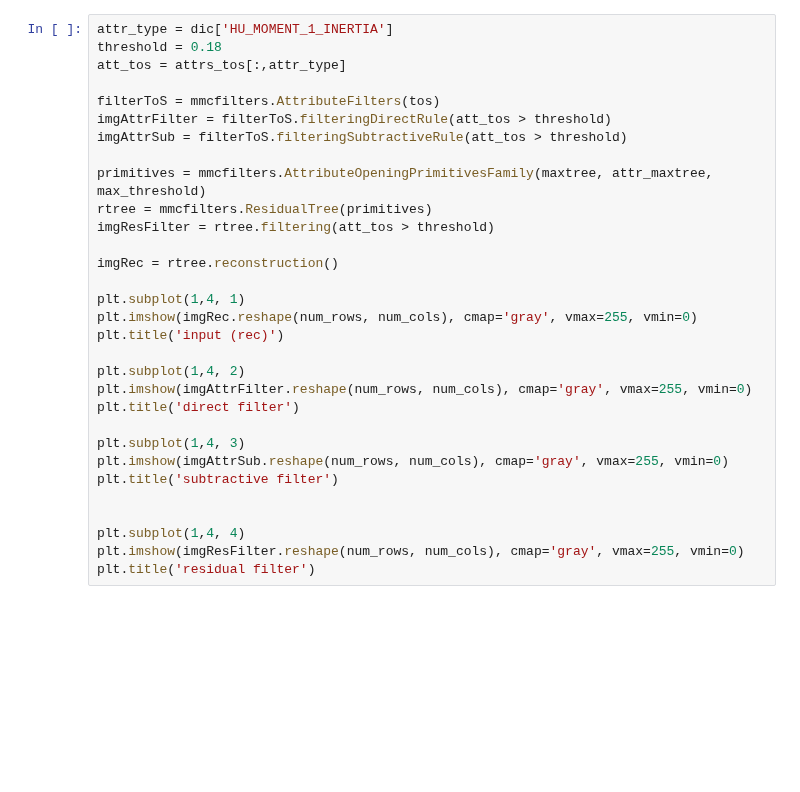
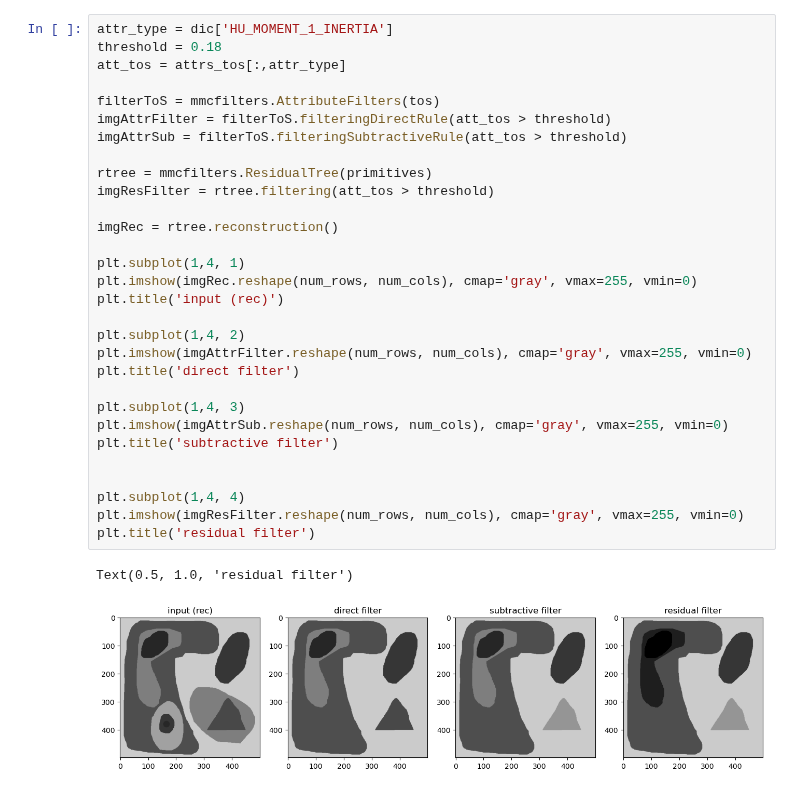
Before and after one commit to wonderalexandre/mmcfilters, a Jupyter notebook: notebooks/Attribute_Filters.ipynb, the cells around one changed output. Saved outputs shown, nothing was run; the diff lists cells and outputs as text; blank space fills up the shorter version.

```diff
--- a/notebooks/Attribute_Filters.ipynb
+++ b/notebooks/Attribute_Filters.ipynb
@@ -232,31 +352,33 @@ plt.title('negative residues')
 # %%
 attr_type = dic['HU_MOMENT_1_INERTIA']
 threshold = 0.18
 att_tos = attrs_tos[:,attr_type]
 
 filterToS = mmcfilters.AttributeFilters(tos)
 imgAttrFilter = filterToS.filteringDirectRule(att_tos > threshold)
 imgAttrSub = filterToS.filteringSubtractiveRule(att_tos > threshold)
 
-primitives = mmcfilters.AttributeOpeningPrimitivesFamily(maxtree, attr_maxtree, max_threshold)
 rtree = mmcfilters.ResidualTree(primitives)
 imgResFilter = rtree.filtering(att_tos > threshold)
 
 imgRec = rtree.reconstruction()
 
 plt.subplot(1,4, 1)
 plt.imshow(imgRec.reshape(num_rows, num_cols), cmap='gray', vmax=255, vmin=0)
 plt.title('input (rec)')
 
 plt.subplot(1,4, 2)
 plt.imshow(imgAttrFilter.reshape(num_rows, num_cols), cmap='gray', vmax=255, vmin=0)
 plt.title('direct filter')
 
 plt.subplot(1,4, 3)
 plt.imshow(imgAttrSub.reshape(num_rows, num_cols), cmap='gray', vmax=255, vmin=0)
 plt.title('subtractive filter')
 
 
 plt.subplot(1,4, 4)
 plt.imshow(imgResFilter.reshape(num_rows, num_cols), cmap='gray', vmax=255, vmin=0)
 plt.title('residual filter')
+# %% [output]
+Text(0.5, 1.0, 'residual filter')
+[figure, added]
```
Also changed, not shown: parts of 19 cells of this notebook, 12 other files.
